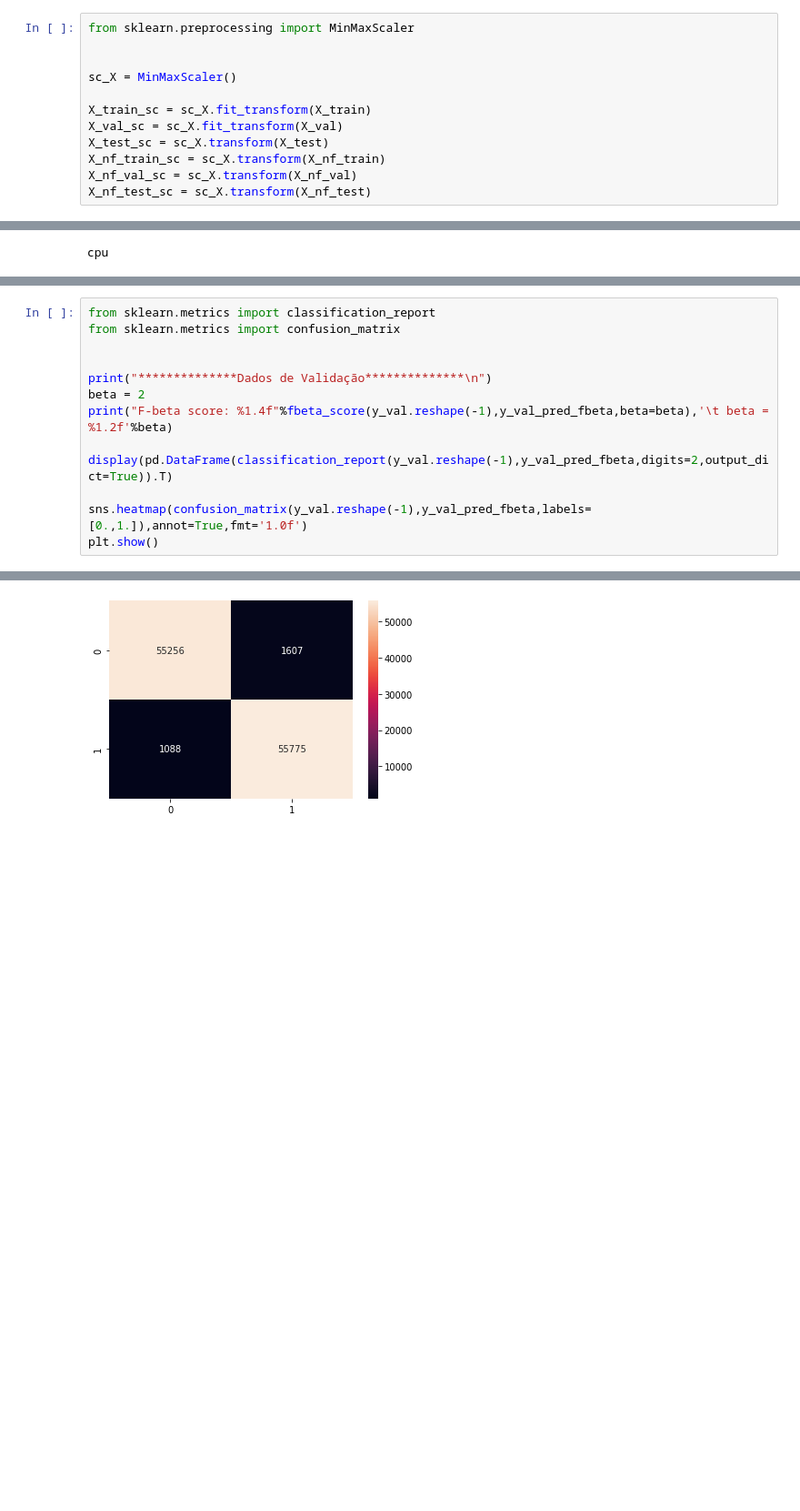
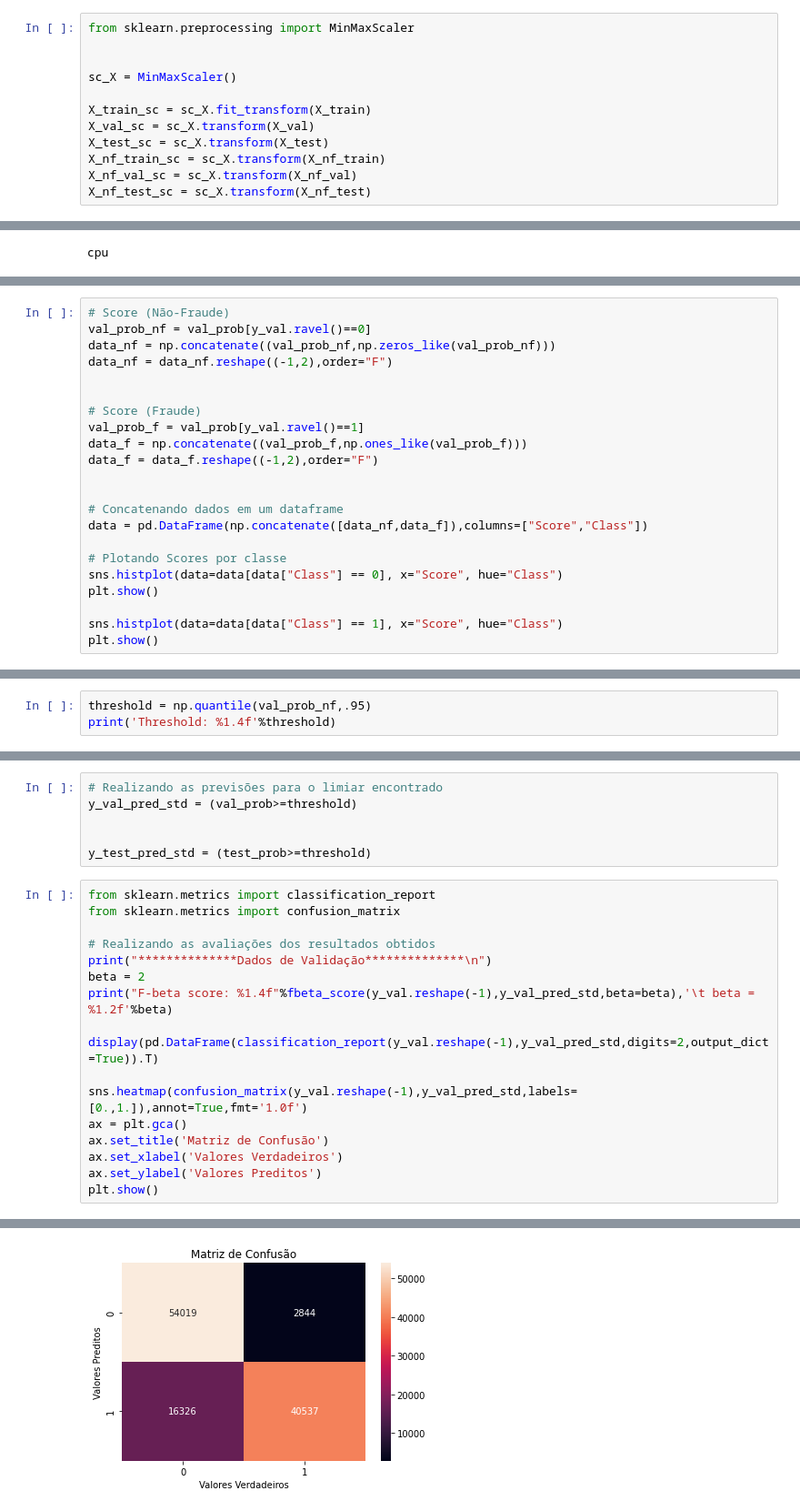
Before and after one commit to Gabriel-Stella/Credit_Card_Fraud, a Jupyter notebook: Credit_Card_Fraud_part4.ipynb, the cells around one changed output, grey strips where cells are left out. Shown: that part at 91% size. Drawn from its saved outputs; the diff is of its cells as text; blank space fills up the shorter version.

```diff
--- a/Credit_Card_Fraud_part4.ipynb
+++ b/Credit_Card_Fraud_part4.ipynb
@@ -178,7 +163,7 @@ from sklearn.preprocessing import MinMaxScaler
 sc_X = MinMaxScaler()
 
 X_train_sc = sc_X.fit_transform(X_train)
-X_val_sc = sc_X.fit_transform(X_val)
+X_val_sc = sc_X.transform(X_val)
 X_test_sc = sc_X.transform(X_test)
 X_nf_train_sc = sc_X.transform(X_nf_train)
 X_nf_val_sc = sc_X.transform(X_nf_val)
@@ -786,0 +695,22 @@ plt.show()
+# %%
+# Score (Não-Fraude)
+val_prob_nf = val_prob[y_val.ravel()==0]
+data_nf = np.concatenate((val_prob_nf,np.zeros_like(val_prob_nf)))
+data_nf = data_nf.reshape((-1,2),order="F")
+
+
+# Score (Fraude)
+val_prob_f = val_prob[y_val.ravel()==1]
+data_f = np.concatenate((val_prob_f,np.ones_like(val_prob_f)))
+data_f = data_f.reshape((-1,2),order="F")
+
+
+# Concatenando dados em um dataframe
+data = pd.DataFrame(np.concatenate([data_nf,data_f]),columns=["Score","Class"])
+
+# Plotando Scores por classe
+sns.histplot(data=data[data["Class"] == 0], x="Score", hue="Class")
+plt.show()
+
+sns.histplot(data=data[data["Class"] == 1], x="Score", hue="Class")
+plt.show()
@@ -1045,0 +918,3 @@ y_test_pred_fbeta = (prob_test>=threshold).astype(float)
+# %%
+threshold = np.quantile(val_prob_nf,.95)
+print('Threshold: %1.4f'%threshold)
@@ -1046,15 +923,25 @@ y_test_pred_fbeta = (prob_test>=threshold).astype(float)
+# %%
+# Realizando as previsões para o limiar encontrado
+y_val_pred_std = (val_prob>=threshold)
+
+
+y_test_pred_std = (test_prob>=threshold)
 # %%
 from sklearn.metrics import classification_report
 from sklearn.metrics import confusion_matrix
 
-
+# Realizando as avaliações dos resultados obtidos
 print("**************Dados de Validação**************\n")
 beta = 2
-print("F-beta score: %1.4f"%fbeta_score(y_val.reshape(-1),y_val_pred_fbeta,beta=beta),'\t beta = %1.2f'%beta)
+print("F-beta score: %1.4f"%fbeta_score(y_val.reshape(-1),y_val_pred_std,beta=beta),'\t beta = %1.2f'%beta)
 
-display(pd.DataFrame(classification_report(y_val.reshape(-1),y_val_pred_fbeta,digits=2,output_dict=True)).T)
+display(pd.DataFrame(classification_report(y_val.reshape(-1),y_val_pred_std,digits=2,output_dict=True)).T)
 
-sns.heatmap(confusion_matrix(y_val.reshape(-1),y_val_pred_fbeta,labels=[0.,1.]),annot=True,fmt='1.0f')
+sns.heatmap(confusion_matrix(y_val.reshape(-1),y_val_pred_std,labels=[0.,1.]),annot=True,fmt='1.0f')
+ax = plt.gca()
+ax.set_title('Matriz de Confusão')
+ax.set_xlabel('Valores Verdadeiros')
+ax.set_ylabel('Valores Preditos')
 plt.show()
 # %% [output]
 **************Dados de Validação**************
@@ -1069,4 +956,4 @@ F-beta score: 0.9791     beta = 2.00
-[figure, old version]
+[figure, new version]
 # %%
 print("**************Dados de Teste**************\n")
 beta = 2
```
Also changed, not shown: parts of 54 cells of this notebook, 4 other files.
